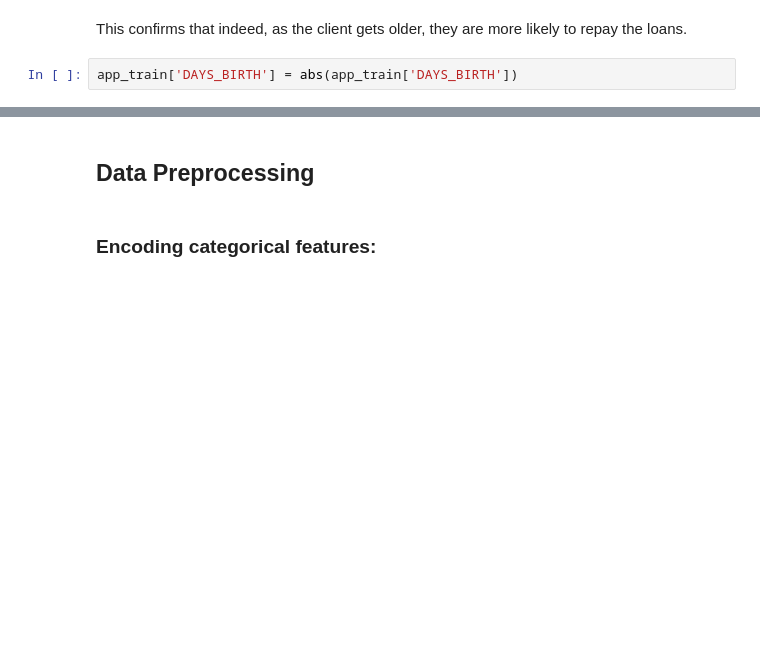
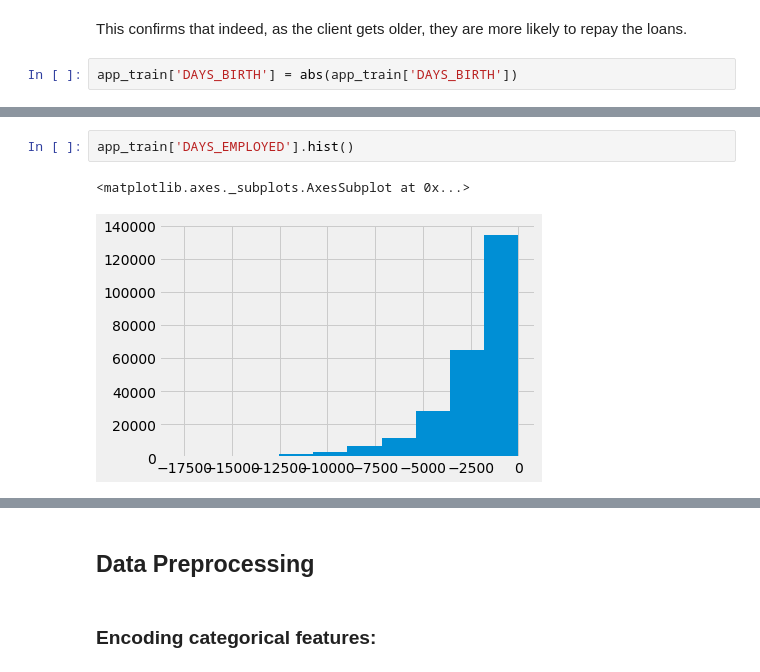
Before and after one commit to ashiquem/home-credit-default-risk, a Jupyter notebook: defaultRisk.ipynb, the cells around one changed output, grey strips where cells are left out. Saved outputs shown, nothing was run; the diff lists cells and outputs as text; blank space fills up the shorter version.

```diff
--- a/defaultRisk.ipynb
+++ b/defaultRisk.ipynb
@@ -264,0 +284,5 @@ app_train['DAYS_BIRTH'] = abs(app_train['DAYS_BIRTH'])
+# %%
+app_train['DAYS_EMPLOYED'].hist()
+# %% [output]
+<matplotlib.axes._subplots.AxesSubplot at 0x...>
+[figure, added]
```
Also changed, not shown: parts of 27 cells of this notebook.
